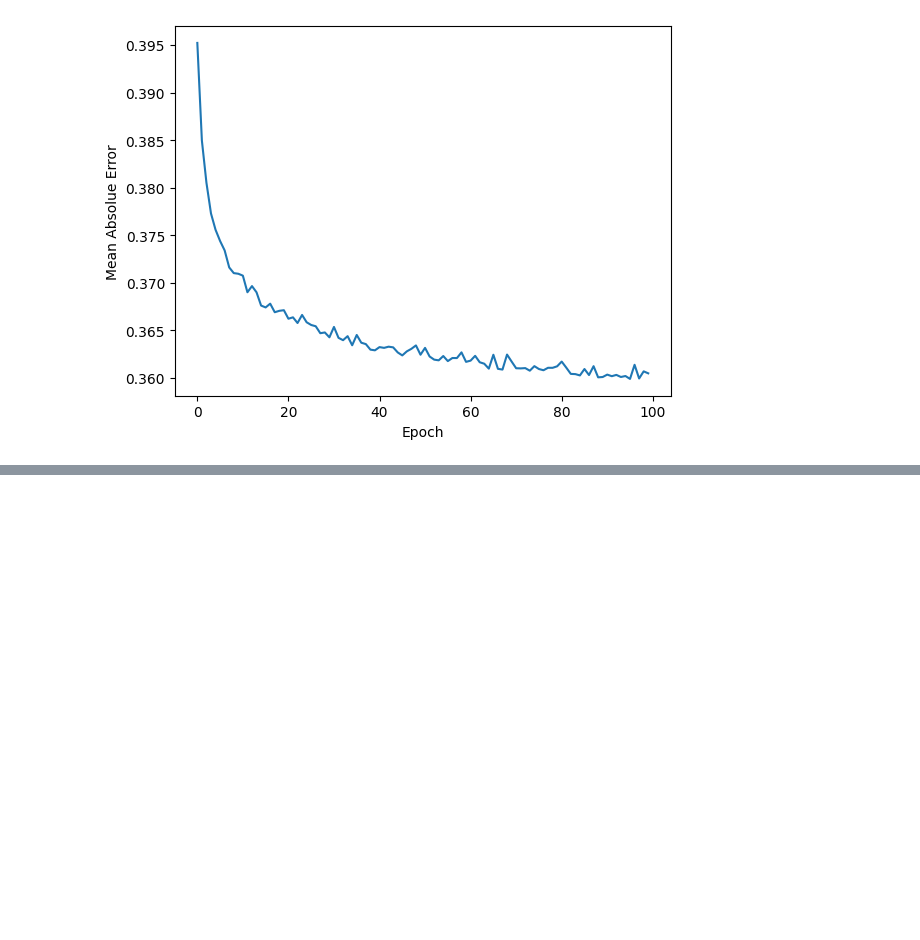
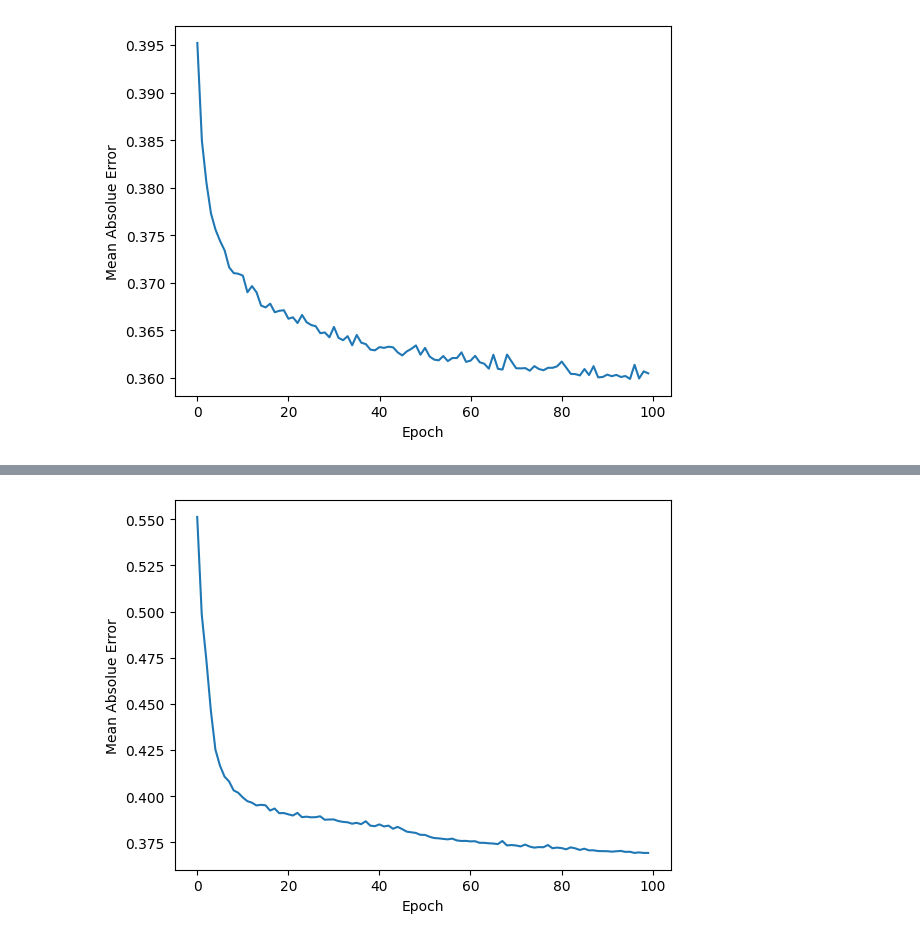
Before and after one commit to marcosbenicio/bayesian-neural-network, a Jupyter notebook: 02-regression/bnn_regression_test.ipynb, the cells around one changed output, grey strips where cells are left out. Cells and saved outputs as stored; diff of their text form; code cells hidden in the pictures; blank space fills up the shorter version.

```diff
--- a/02-regression/bnn_regression_test.ipynb
+++ b/02-regression/bnn_regression_test.ipynb
@@ -372,0 +647,8 @@ plt.show()
+# %%
+# Plot error over training
+plt.plot(mae2)
+plt.xlabel('Epoch')
+plt.ylabel('Mean Absolue Error')
+plt.show()
+# %% [output]
+[figure, added]
```
Also changed, not shown: parts of 9 cells of this notebook, 1 other file.
